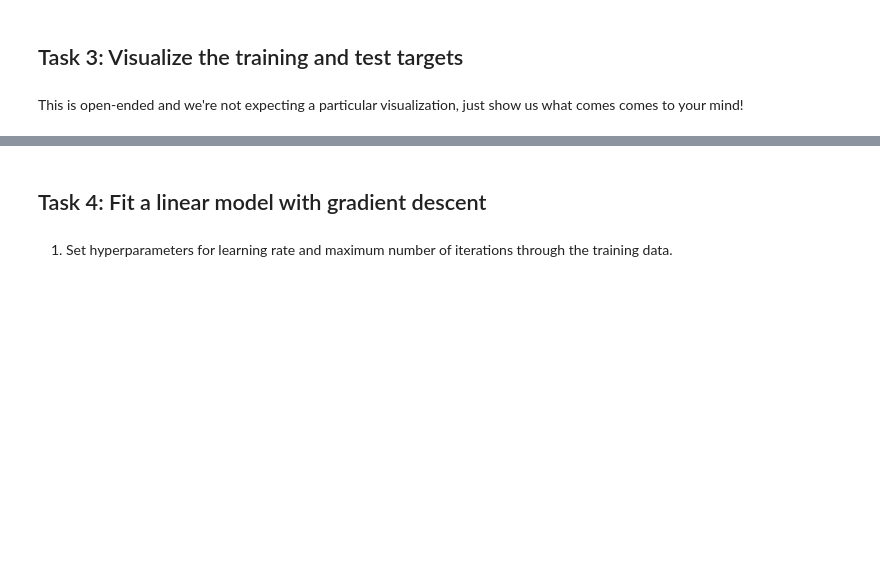
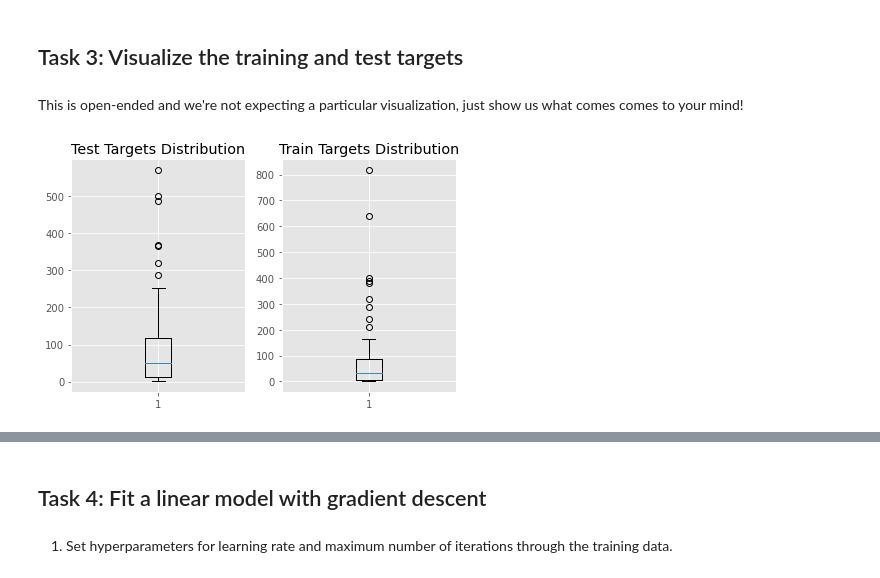
Before and after one commit to epocolis/nuff_brain_ml, a Jupyter notebook: regression/week1_live_assignment/week1_liveassignment.ipynb, the cells around one changed output, grey strips where cells are left out. Saved outputs shown, nothing was run; the diff lists cells and outputs as text; code cells hidden in the pictures; blank space fills up the shorter version.

```diff
--- a/regression/week1_live_assignment/week1_liveassignment.ipynb
+++ b/regression/week1_live_assignment/week1_liveassignment.ipynb
@@ -142,0 +131,5 @@ def get_features_and_targets(df):
+# %%
+## Drop MSRP column
+df_sales_v3 = df_sales_v2.drop(["MSRP"], axis=1)
+df_pred_v3 = df_pred.drop(["MSRP"], axis=1)
+df_pred_v3.head()
@@ -142,0 +145,9 @@ def get_features_and_targets(df):
+# %%
+## Computer the total sales
+df_pred_v4 = (
+    df_pred_v3.value_counts().reset_index().rename({0: "total_sales"}, axis="columns")
+)
+df_sales_v4 = (
+    df_sales_v3.value_counts().reset_index().rename({0: "total_sales"}, axis="columns")
+)
+df_sales_v4.head()
@@ -142,0 +163,5 @@ def get_features_and_targets(df):
+# %%
+def get_features_and_targets(df, feature_column_names, target_column_name):
+    target = df.loc[:, df.columns.isin([target_column_name])]
+    features = df.loc[:, df.columns.isin(feature_column_names)]
+    return features, target
@@ -145,3 +252,11 @@ def get_features_and_targets(df):
 # %%
-X_train, y_train = get_features_and_targets(df_sales) # [YOUR CODE HERE]
-X_test, y_test = get_features_and_targets(df_pred) # [YOUR CODE HERE]
+
+X_train, y_train = get_features_and_targets(
+    df_sales_v4, FEATURE_COLUMN_NAMES, TARGET_NAME
+)  # [YOUR CODE HERE]
+X_test, y_test = get_features_and_targets(
+    df_pred_v4, FEATURE_COLUMN_NAMES, TARGET_NAME
+)
+
+ # [YOUR CODE HERE]
+y_train.head()
@@ -188,0 +362,12 @@ This is open-ended and we're not expecting a particular visualization, just show
+# %%
+
+plt.style.use("ggplot")
+fig, (ax1, ax2) = plt.subplots(1,2)
+
+ax1.boxplot(y_test);
+ax1.set_title("Test Targets Distribution");
+ax2.boxplot(y_train);
+ax2.set_title("Train Targets Distribution");
+plt.tight_layout();
+# %% [output]
+[figure, added]
```
Also changed, not shown: parts of 54 cells of this notebook, 1 other file.
